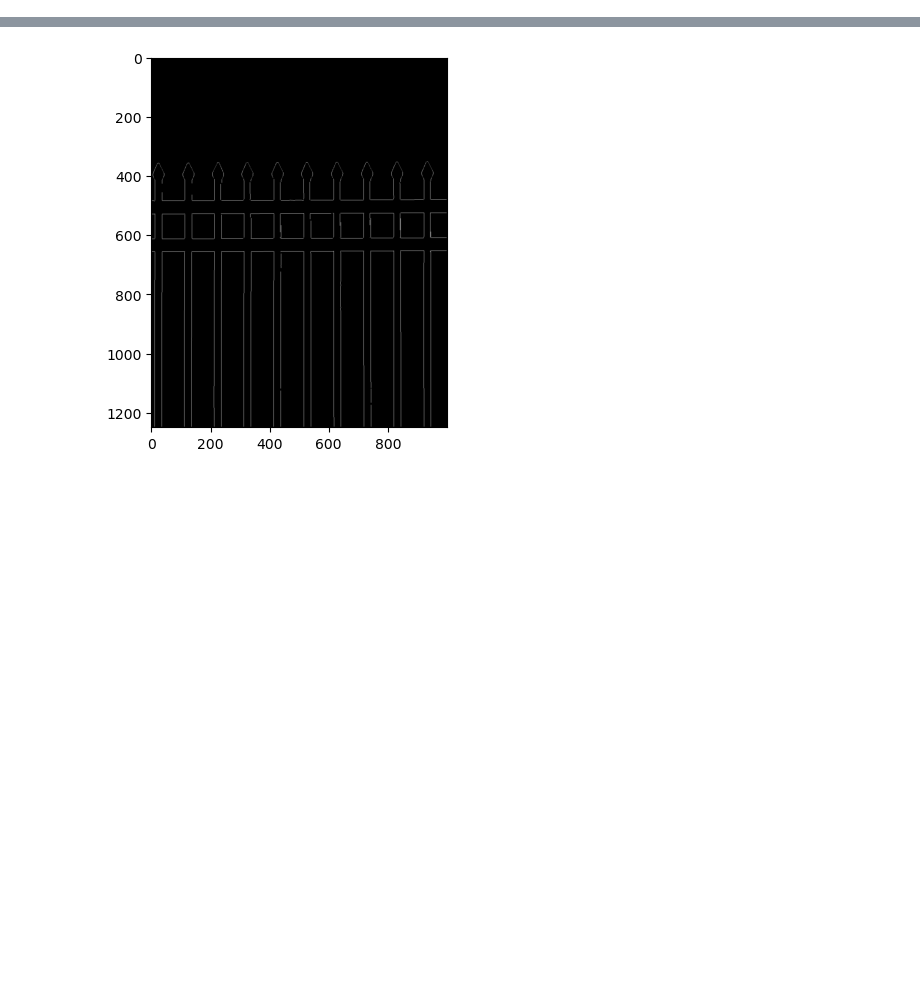
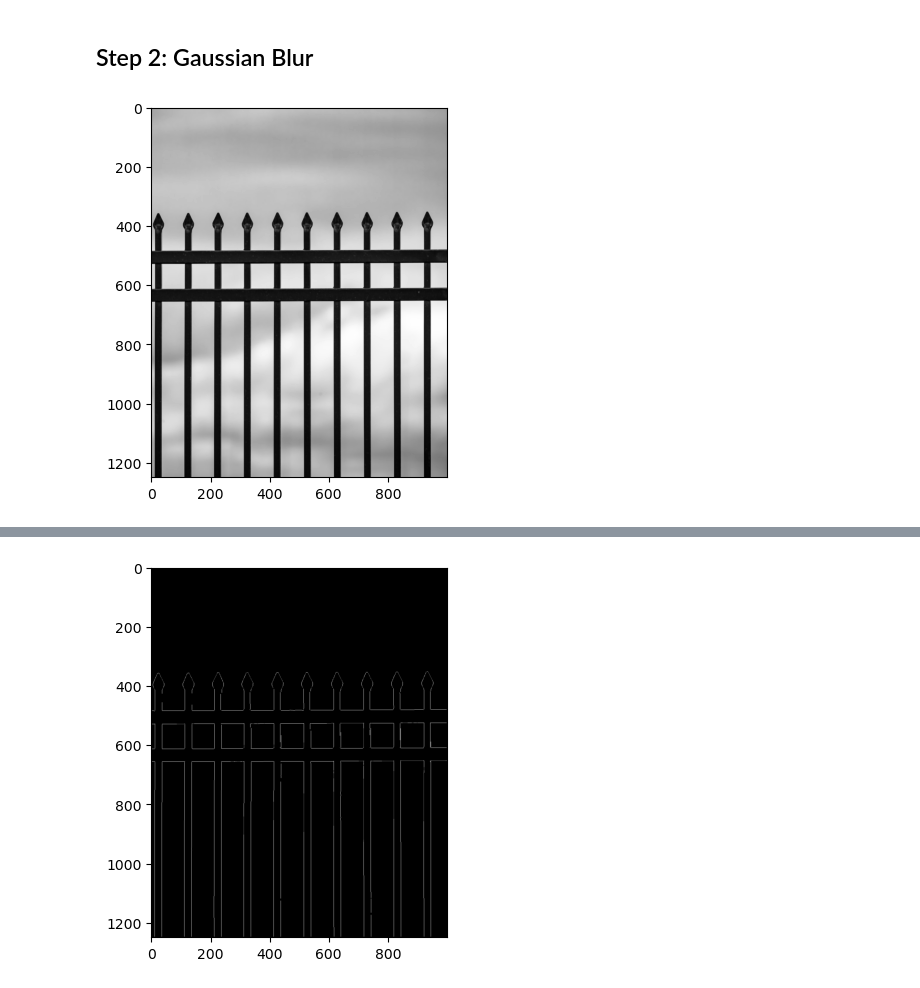
Before and after one commit to abdulahadbutt/CV701-Assignment2, a Jupyter notebook: main.ipynb, the cells around one changed output, grey strips where cells are left out. Drawn from its saved outputs; the diff is of its cells as text; code cells hidden in the pictures; blank space fills up the shorter version.

```diff
--- a/main.ipynb
+++ b/main.ipynb
@@ -4,0 +23,36 @@ import matplotlib.pyplot as plt
+# %% [markdown]
+## Step 2: Gaussian Blur
+# %%
+def get_gaussian_filter(shape:tuple[int, int], sigma:float=0.5) -> np.ndarray:
+    """
+    2D gaussian mask - should give the same result as MATLAB's
+    fspecial('gaussian',[shape],[sigma])
+    https://stackoverflow.com/questions/17190649/how-to-obtain-a-gaussian-filter-in-python
+    """
+    m,n = [(ss-1.)/2. for ss in shape]
+    y,x = np.ogrid[-m:m+1,-n:n+1]
+    h = np.exp( -(x*x + y*y) / (2.*sigma*sigma) )
+    h[ h < np.finfo(h.dtype).eps*h.max() ] = 0
+    sumh = h.sum()
+    if sumh != 0:
+        h /= sumh
+    return h
+
+
+def gaussian_blur_custom(image:np.ndarray, kernel_size:int, sigma:float=0.5) -> np.ndarray:
+    kernel = get_gaussian_filter((kernel_size,kernel_size), sigma)
+    blurred_img = cv2.filter2D(image, ddepth=-1, kernel=kernel)
+
+    return blurred_img
+
+
+KERNEL_SIZE = 5
+blurred_img = gaussian_blur_custom(
+    img_gray,
+    kernel_size=KERNEL_SIZE
+)
+cv2.imwrite('data/fence-blur.jpg', blurred_img)
+plt.imshow(blurred_img, cmap='gray')
+plt.show()
+# %% [output]
+[figure, added]
```
Also changed, not shown: parts of 19 cells of this notebook.
